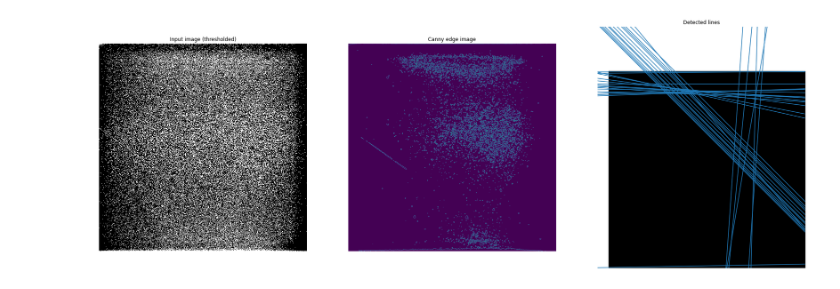
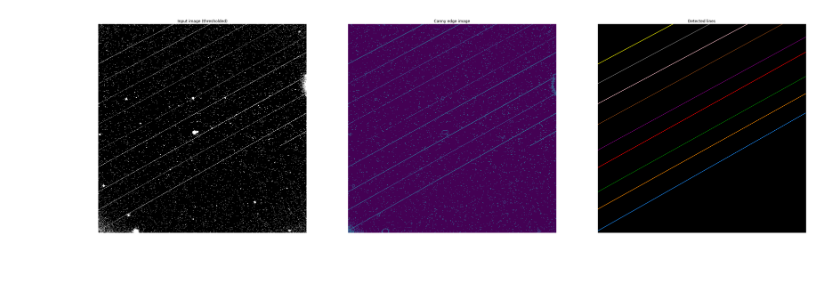
Before and after one commit to uwescience/satmetrics, a Jupyter notebook: presentation_plots.ipynb, the cells around one changed output. Drawn from its saved outputs; the diff is of its cells as text; code cells hidden in the pictures; blank space fills up the shorter version.

```diff
--- a/presentation_plots.ipynb
+++ b/presentation_plots.ipynb
@@ -30,7 +34,7 @@ img_multiple_streaks = current_user_filepath + '/bi327715.fits'
 # %%
 #What is the working image?
 
-current_image_filepath = img8
+current_image_filepath = img_multiple_streaks
 image_dict = satmetrics.file_ingest(current_image_filepath)
 working_image = image_dict['image_list'][0] #Each fits file can have multiple science images.
 # %%
@@ -44,27 +49,34 @@ clustered_lines = ld.cluster(results_ht["Cartesian Coordinates"], results_ht["Li
 # %%
 #Plots of line detection
-fig, axes = plt.subplots(1, 3, figsize=(30, 30))
+from random import randint
+color = ['dodgerblue', 'darkorange', 'green', 'red', 'purple', 'saddlebrown', 'pink', 'gray', 'yellow', 'deepskyblue']
+#n = nclusters
+#for i in range(n):
+#    color.append('#%06X' % randint(0, 0xFFFFFF))
+
+fig, axes = plt.subplots(1, 3, figsize=(40, 40))
 ax = axes.ravel()
 
 ld.show(results_ht['Thresholded Image'], cmap="gray", ax=ax[0], interpolation="none")
 ax[0].set_title('Input image (thresholded)')
 ax[0].set_axis_off()
+plt.savefig('thresholded_image.png')
 
 ld.show(results_ht["Edges"], ax=ax[1])
 ax[1].set_title('Canny edge image')
 ax[1].set_axis_off()
 
 #Detected lines
 blank_image = np.zeros(detector.image.shape)
 
 ld.show(blank_image, cmap="gray", ax=ax[2])
 
 ax[2].set_axis_off()
 ax[2].set_title('Detected lines')
 
 cart_coords = results_ht['Cartesian Coordinates']
 angles = results_ht['Angles']
 for i in range(len(cart_coords)):
-    ax[2].axline(cart_coords[i], slope=np.tan(angles[i] + np.pi/2))
+    ax[2].axline(cart_coords[i], slope=np.tan(angles[i] + np.pi/2), c=color[int(clustered_lines[i,-1])])
 # %% [output]
-[figure, old version]
+[figure, new version]
```
Also changed, not shown: parts of 4 cells of this notebook.
